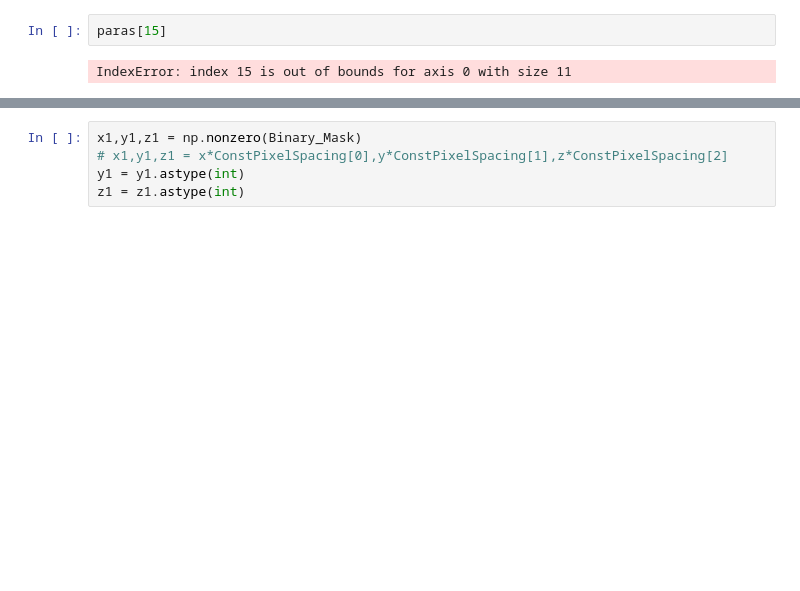
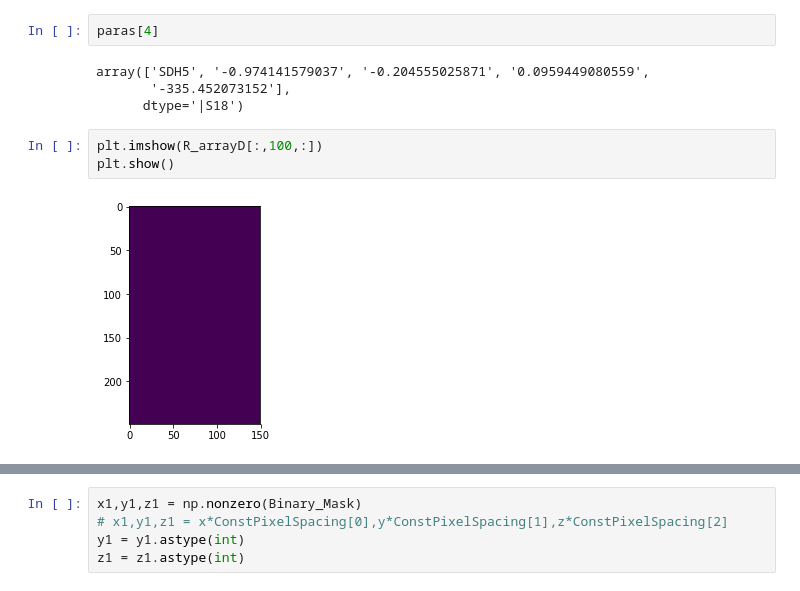
Before and after one commit to fair77637/DC_Imaging, a Jupyter notebook: RotationBased_MPS.ipynb, the cells around one changed output, grey strips where cells are left out. Saved outputs shown, nothing was run; the diff lists cells and outputs as text; blank space fills up the shorter version.

```diff
--- a/RotationBased_MPS.ipynb
+++ b/RotationBased_MPS.ipynb
@@ -116,4 +158,11 @@ Reading Dicom directory: /Volumes/FAIR/Sinead/DC-Project-Images/original/Sample3
 # %%
-paras[15]
+paras[4]
 # %% [output]
-IndexError: index 15 is out of bounds for axis 0 with size 11
+array(['SDH5', '-0.974141579037', '-0.204555025871', '0.0959449080559',
+       '-335.452073152'],
+      dtype='|S18')
+# %%
+plt.imshow(R_arrayD[:,100,:])
+plt.show()
+# %% [output]
+[figure, added]
```
Also changed, not shown: parts of 19 cells of this notebook, 22 other files.
